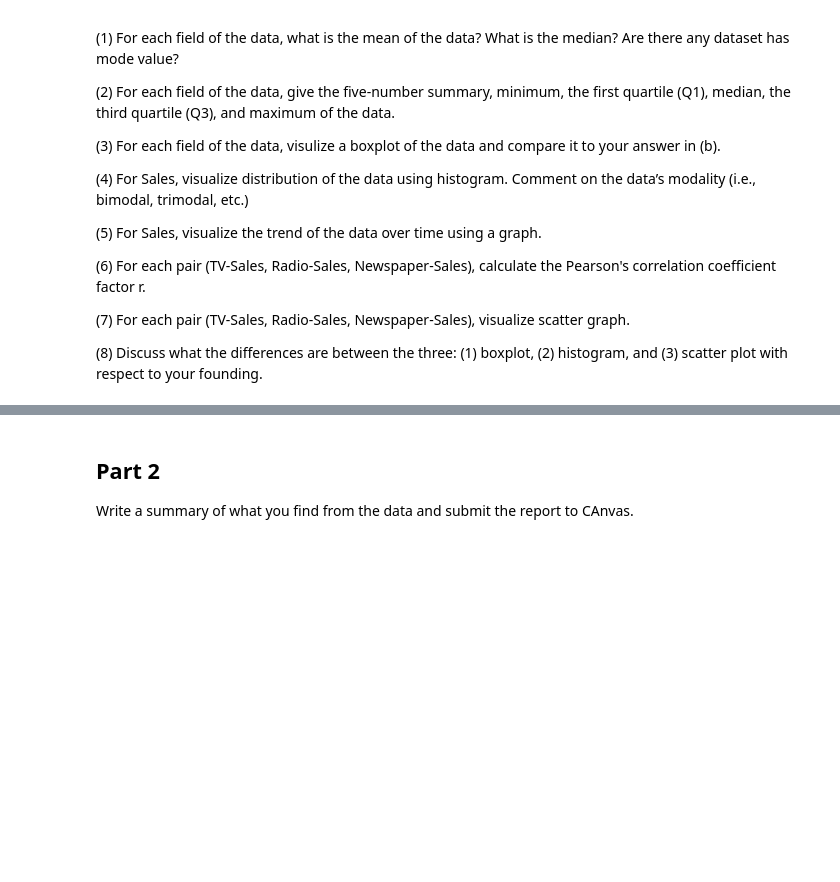
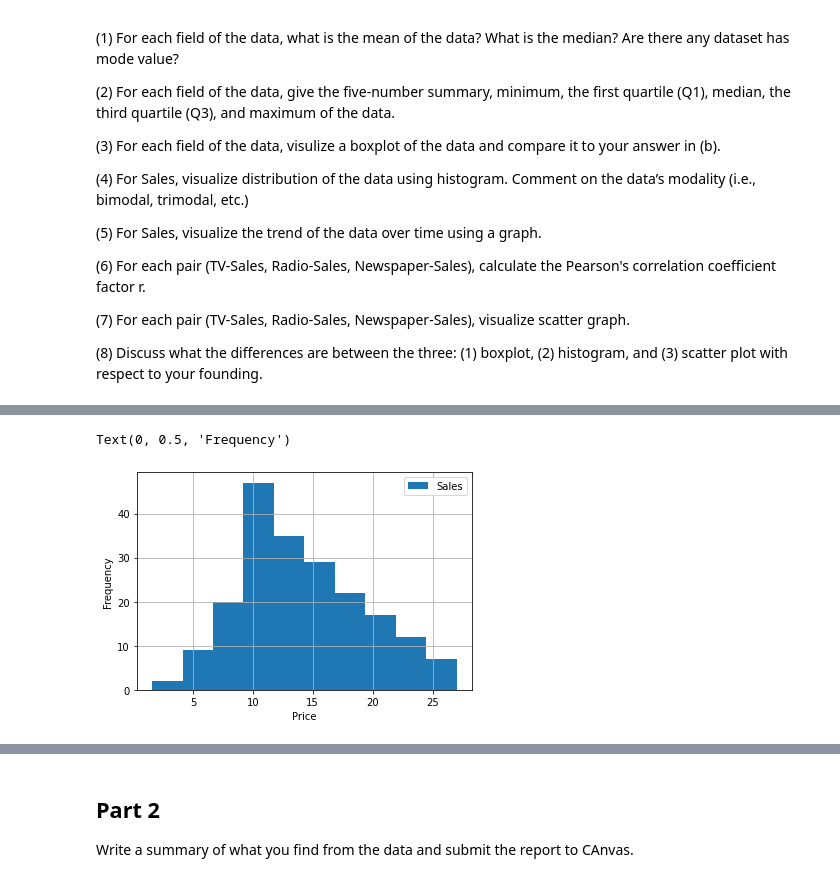
Before and after one commit to RileyCullen/CPSC4310, a Jupyter notebook: ME1/data_analysis.ipynb, the cells around one changed output, grey strips where cells are left out. Drawn from its saved outputs; the diff is of its cells as text; code cells hidden in the pictures; blank space fills up the shorter version.

```diff
--- a/ME1/data_analysis.ipynb
+++ b/ME1/data_analysis.ipynb
@@ -76,0 +123,8 @@ Solve each of the following problems.
+# %%
+# Q4
+sales_hist = data['Sales'].hist(legend=True)
+sales_hist.set_xlabel('Price')
+sales_hist.set_ylabel('Frequency')
+# %% [output]
+Text(0, 0.5, 'Frequency')
+[figure, added]
```
Also changed, not shown: parts of 9 cells of this notebook, 1 other file.
